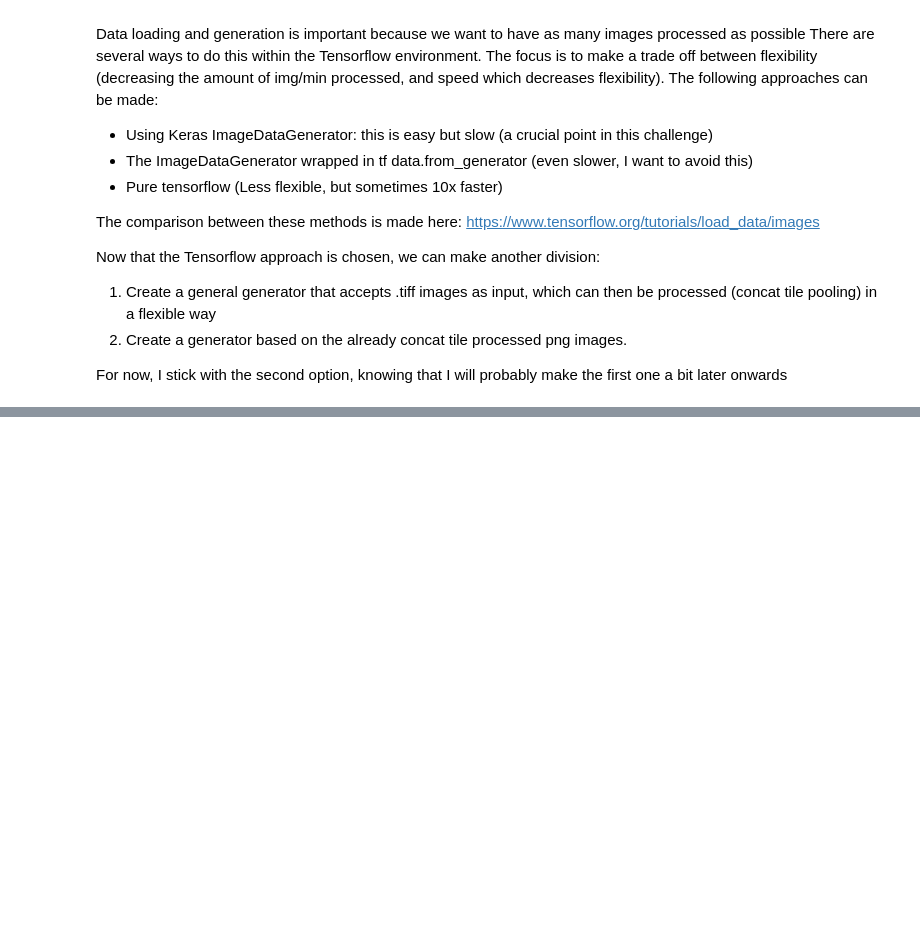
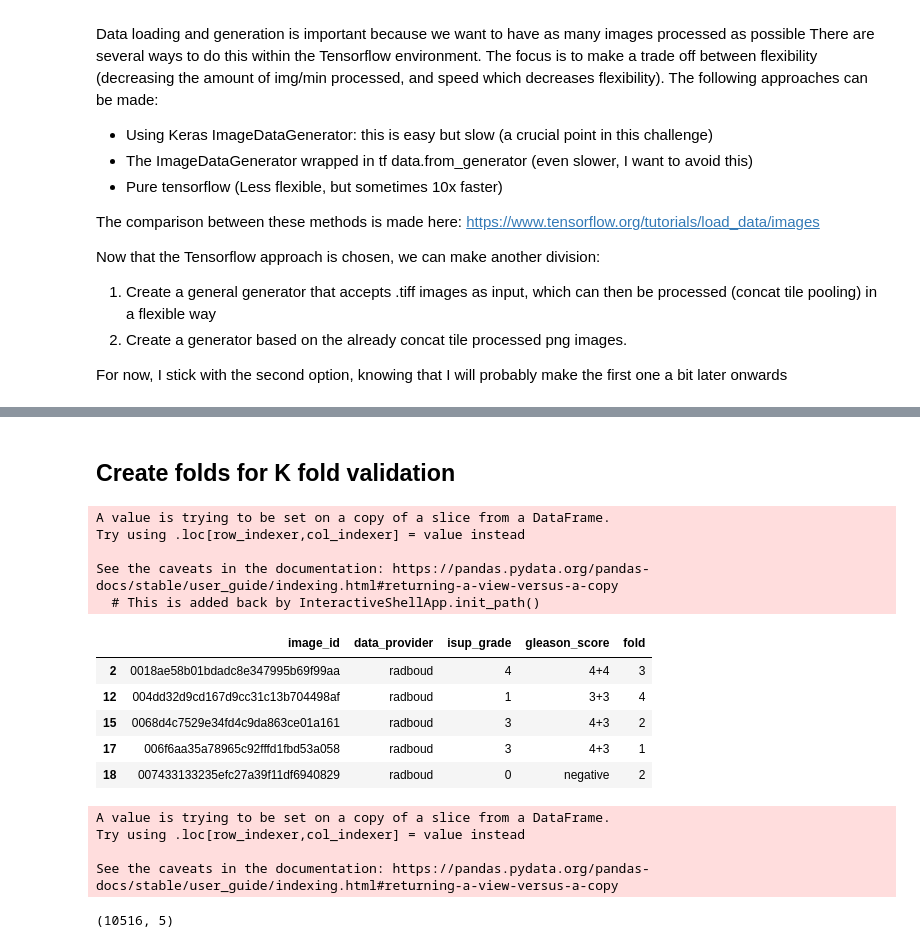
Before and after one commit to stephandooper/panda, a Jupyter notebook: notebooks/Untitled.ipynb, the cells around one changed output, grey strips where cells are left out. Drawn from its saved outputs; the diff is of its cells as text; code cells hidden in the pictures; blank space fills up the shorter version.

```diff
--- a/notebooks/Untitled.ipynb
+++ b/notebooks/Untitled.ipynb
@@ -603,0 +97,45 @@ for x in ds.take(1):
+# %% [markdown]
+## Create folds for K fold validation
+# %%
+masks_ids = os.listdir(DATA_DIR / Path('train_label_masks'))
+masks_ids = [x.split('_')[0] for x in masks_ids]
+masks_ids = pd.DataFrame({'image_id': masks_ids})
+
+splits = StratifiedKFold(n_splits=5, random_state=SEED, shuffle=True)
+splits = list(splits.split(radboud_csv, radboud_csv.isup_grade))
+fold_splits = np.zeros(len(radboud_csv)).astype(np.int)
+
+for i in range(5):
+    fold_splits[splits[i][1]]=i
+radboud_csv['fold'] = fold_splits
+display(radboud_csv.head(5))
+
+
+splits = StratifiedKFold(n_splits=5, random_state=SEED, shuffle=True)
+splits = list(splits.split(karolinska_csv, karolinska_csv.isup_grade))
+fold_splits = np.zeros(len(karolinska_csv)).astype(np.int)
+for i in range(5):
+    fold_splits[splits[i][1]]=i
+karolinska_csv['fold'] = fold_splits
+karolinska_csv.head(5)
+
+train_csv = pd.concat([radboud_csv, karolinska_csv])
+train_csv = pd.merge(train_csv, masks_ids)
+train_csv.shape
+# %% [output]
+A value is trying to be set on a copy of a slice from a DataFrame.
+Try using .loc[row_indexer,col_indexer] = value instead
+
+See the caveats in the documentation: https://pandas.pydata.org/pandas-docs/stable/user_guide/indexing.html#returning-a-view-versus-a-copy
+  # This is added back by InteractiveShellApp.init_path()
+|  | image_id | data_provider | isup_grade | gleason_score | fold |
+| 2 | 0018ae58b01bdadc8e347995b69f99aa | radboud | 4 | 4+4 | 3 |
+| 12 | 004dd32d9cd167d9cc31c13b704498af | radboud | 1 | 3+3 | 4 |
+| 15 | 0068d4c7529e34fd4c9da863ce01a161 | radboud | 3 | 4+3 | 2 |
+| 17 | 006f6aa35a78965c92fffd1fbd53a058 | radboud | 3 | 4+3 | 1 |
+| 18 | 007433133235efc27a39f11df6940829 | radboud | 0 | negative | 2 |
+A value is trying to be set on a copy of a slice from a DataFrame.
+Try using .loc[row_indexer,col_indexer] = value instead
+
+See the caveats in the documentation: https://pandas.pydata.org/pandas-docs/stable/user_guide/indexing.html#returning-a-view-versus-a-copy
+(10516, 5)
```
Also changed, not shown: parts of 51 cells of this notebook, 6 other files.
